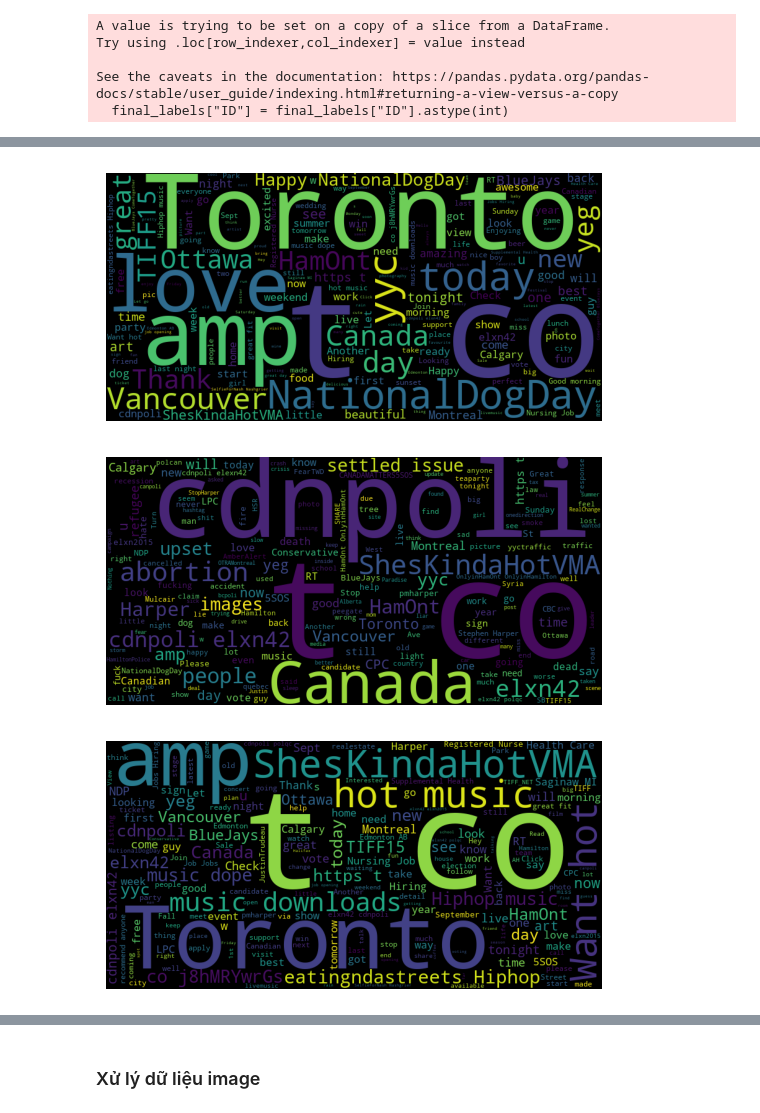
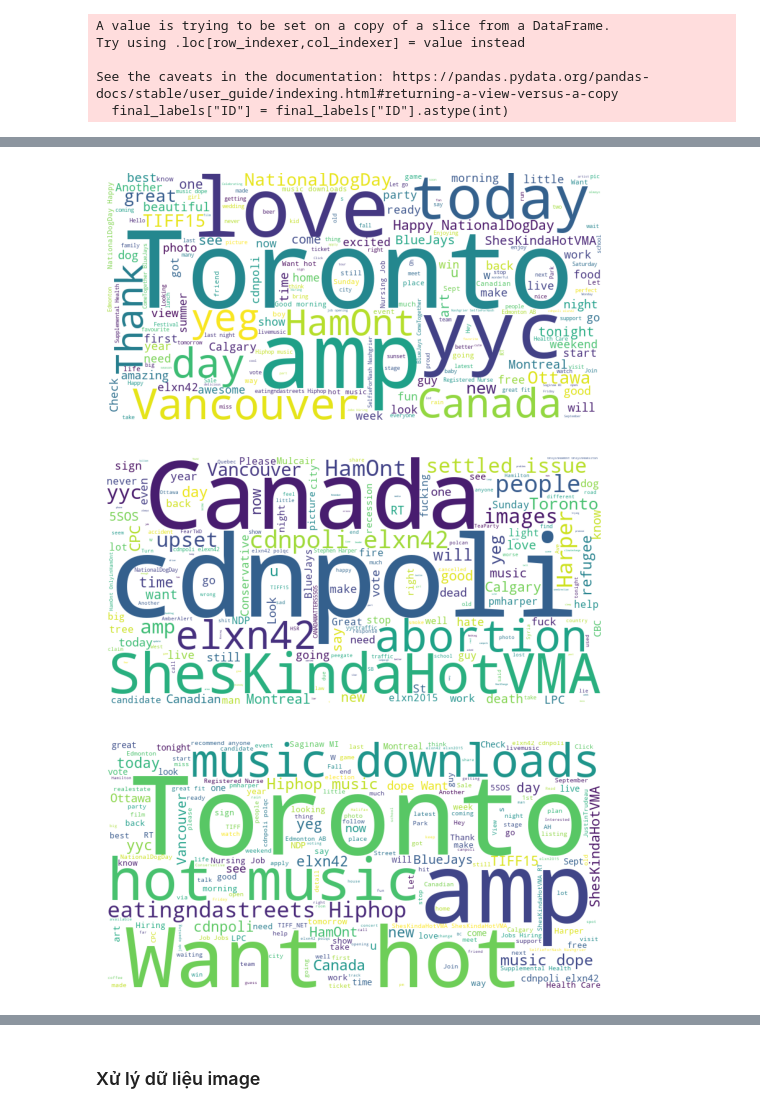
Before and after one commit to nvdat16/MultiModal-Sentiment, a Jupyter notebook: notebook/eda.ipynb, the cells around one changed output, grey strips where cells are left out. Saved outputs shown, nothing was run; the diff lists cells and outputs as text; code cells hidden in the pictures.

```diff
--- a/notebook/eda.ipynb
+++ b/notebook/eda.ipynb
@@ -18,6 +17,6 @@ import torch
 # %%
-data_dir = 'dataset/MVSA/data'
-labels_dir = 'dataset/MVSA/labelResultAll.txt'
+data_dir = 'dataset/data'
+labels_dir = 'dataset/label.txt'
 # %% [markdown]
 ### Xử lý Label
 # %%
@@ -99,6 +98,8 @@ invalid     7001
 neutral     4408
 negative     606
 Name: count, dtype: int64
+# %%
+labels = labels[labels['label'] != 'invalid'].reset_index(drop=True)
 # %%
 final_labels = labels[['ID', 'label']]
 final_labels.head()
@@ -167,9 +166,7 @@ def clean_text(text):
     text = text.strip()
     return text
 # %%
-for id, text in texts:
-    text = clean_text(text)
-
+texts = [(id, clean_text(text)) for id, text in texts]
 texts[:5]
 # %% [output]
 [('11303',
@@ -194,7 +191,7 @@ Try using .loc[row_indexer,col_indexer] = value instead
 See the caveats in the documentation: https://pandas.pydata.org/pandas-docs/stable/user_guide/indexing.html#returning-a-view-versus-a-copy
   final_labels["ID"] = final_labels["ID"].astype(int)
 # %%
-df = df_text.merge(final_labels, left_on="ID", right_on="ID", how="left")
+df = df_text.merge(final_labels, on="ID", how="right")
 # %%
 df.head()
 # %% [output]
@@ -224,30 +237,30 @@ plt.show()
 # %%
 positive_text = " ".join(df[df['label']=="positive"]['text'])
 
-wordcloud = WordCloud(width=800, height=400).generate(positive_text)
+wordcloud = WordCloud(width=800, height=400, background_color='white').generate(positive_text)
 
 plt.imshow(wordcloud)
 plt.axis("off")
 plt.show()
 # %% [output]
-[figure, old version]
+[figure, new version]
 # %%
 negative_text = " ".join(df[df['label']=="negative"]['text'])
 
-wordcloud = WordCloud(width=800, height=400).generate(negative_text)
+wordcloud = WordCloud(width=800, height=400, background_color='white').generate(negative_text)
 
 plt.imshow(wordcloud)
 plt.axis("off")
 plt.show()
 # %% [output]
-[figure, old version]
+[figure, new version]
 # %%
 neutral_text = " ".join(df[df['label']=="neutral"]['text'])
 
-wordcloud = WordCloud(width=800, height=400).generate(neutral_text)
+wordcloud = WordCloud(width=800, height=400, background_color='white').generate(neutral_text)
 
 plt.imshow(wordcloud)
 plt.axis("off")
 plt.show()
 # %% [output]
-[figure, old version]
+[figure, new version]
```
Also changed, not shown: parts of 21 cells of this notebook, 17 other files.
